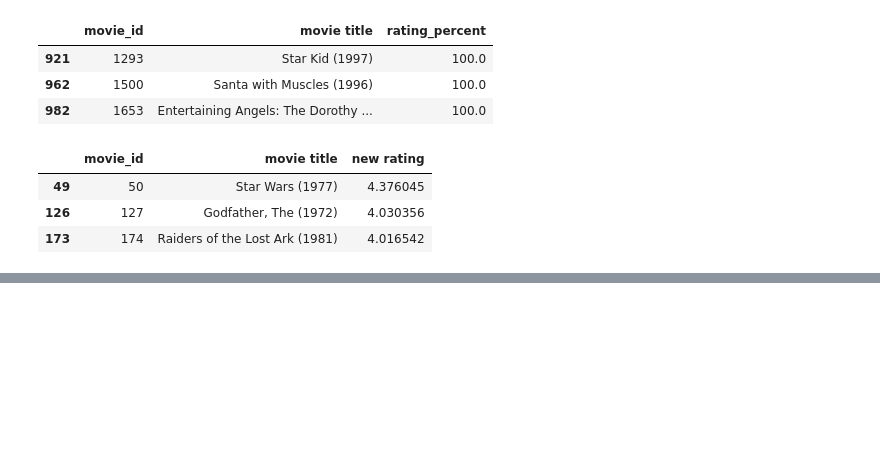
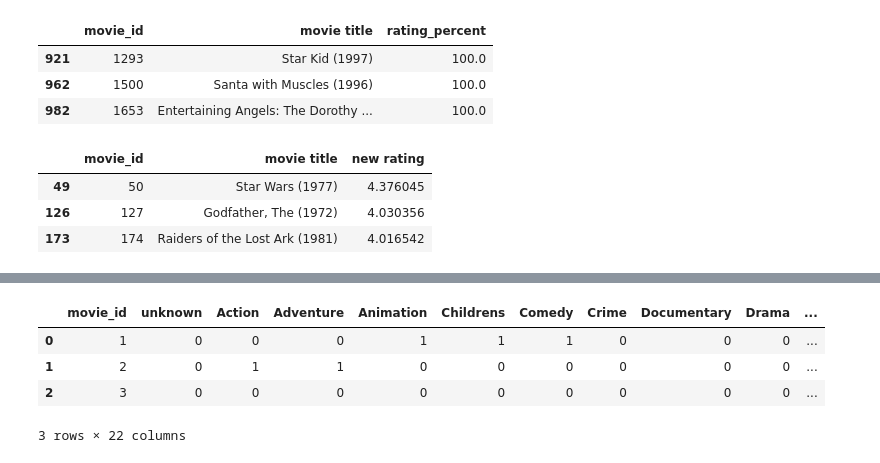
Before and after one commit to yakirzana/commerceTask1, a Jupyter notebook: Ass2.ipynb, the cells around one changed output, grey strips where cells are left out. Drawn from its saved outputs; the diff is of its cells as text; code cells hidden in the pictures; blank space fills up the shorter version.

```diff
--- a/Ass2.ipynb
+++ b/Ass2.ipynb
@@ -32,5 +29,0 @@ num_items = len(movies)
-# %%
-#explore users
-u_cols = ['user_id','age','gender','occupation','zip_code']
-data_u = pd.read_csv('ml-100k/u.user',delimiter='|',names=u_cols,encoding='latin-1')
-#data_u.shape
@@ -348,0 +341,33 @@ def classification_model(model, train,test, predictors, outcome):
+# %%
+# create test for our rating
+
+cols = ['user_id','movie_id','rating','timestamp']
+test = pd.read_csv('ml-100k/u1.test',delimiter='\t',names=cols,encoding='latin-1')
+
+
+count_rating = movies_r[['movie_id','movie title','rating']].groupby(['movie_id','movie title']).count()
+count_rating = count_rating.reset_index()
+count_rating = count_rating.sort_values(['rating'],ascending=False)
+max_count_rating = count_rating.head(1).rating
+
+new_rating_movies  = pd.DataFrame(columns = ['movie_id','movie title','rating'])
+for index, row in count_rating.iterrows():
+    add_rating =  float((row.rating / max_count_rating))
+    new_rating =  ratings.loc[ratings['movie_id'] == row.movie_id].rating.values[0] + add_rating - 1
+    new_rating_movies.loc[index] = [row['movie_id'], row['movie title'], new_rating]
+
+new_rating_movies = new_rating_movies.sort_values(['rating'],ascending=False)
+
+
+new_rating_movies = new_rating_movies.reset_index()
+new_rating_movies = data.merge(new_rating_movies, on = ['movie_id','movie title'],how = 'inner')
+new_rating_movies = new_rating_movies.drop(['movie title', 'video release date', 'IMDb URL', 'release date'], axis=1)
+
+test = new_rating_movies
+test.head(3)
+# %% [output]
+|  | movie_id | unknown | Action | Adventure | Animation | Childrens | Comedy | Crime | Documentary | Drama | ... |
+| 0 | 1 | 0 | 0 | 0 | 1 | 1 | 1 | 0 | 0 | 0 | ... |
+| 1 | 2 | 0 | 1 | 1 | 0 | 0 | 0 | 0 | 0 | 0 | ... |
+| 2 | 3 | 0 | 0 | 0 | 0 | 0 | 0 | 0 | 0 | 0 | ... |
+3 rows × 22 columns
```
Also changed, not shown: parts of 26 cells of this notebook.
